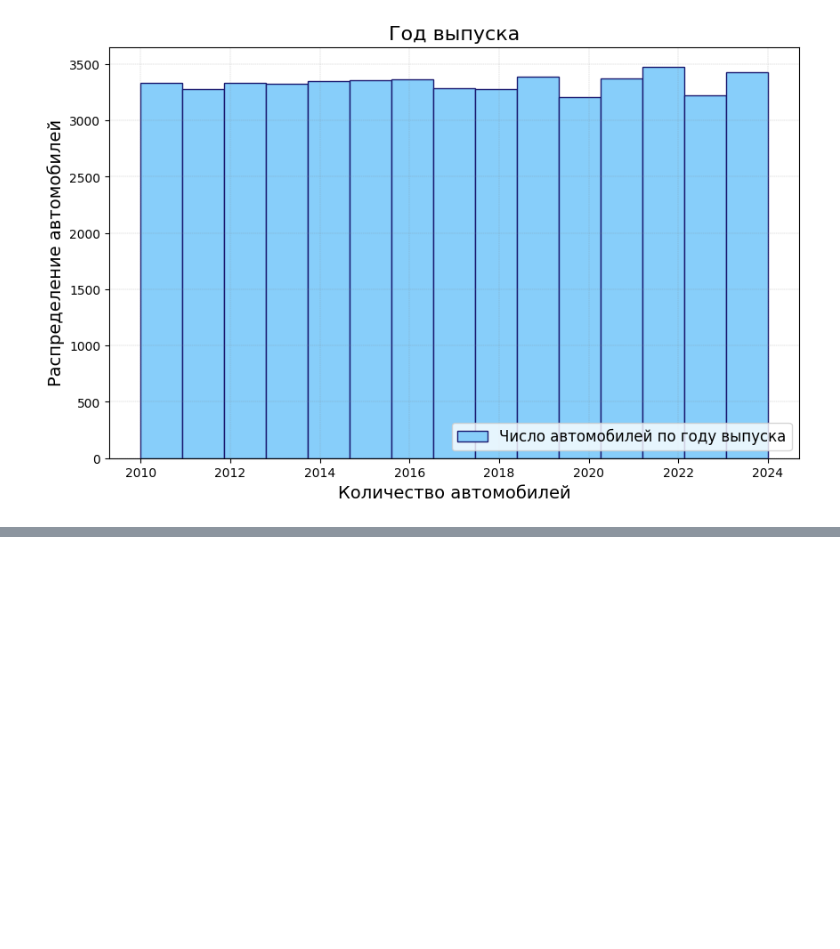
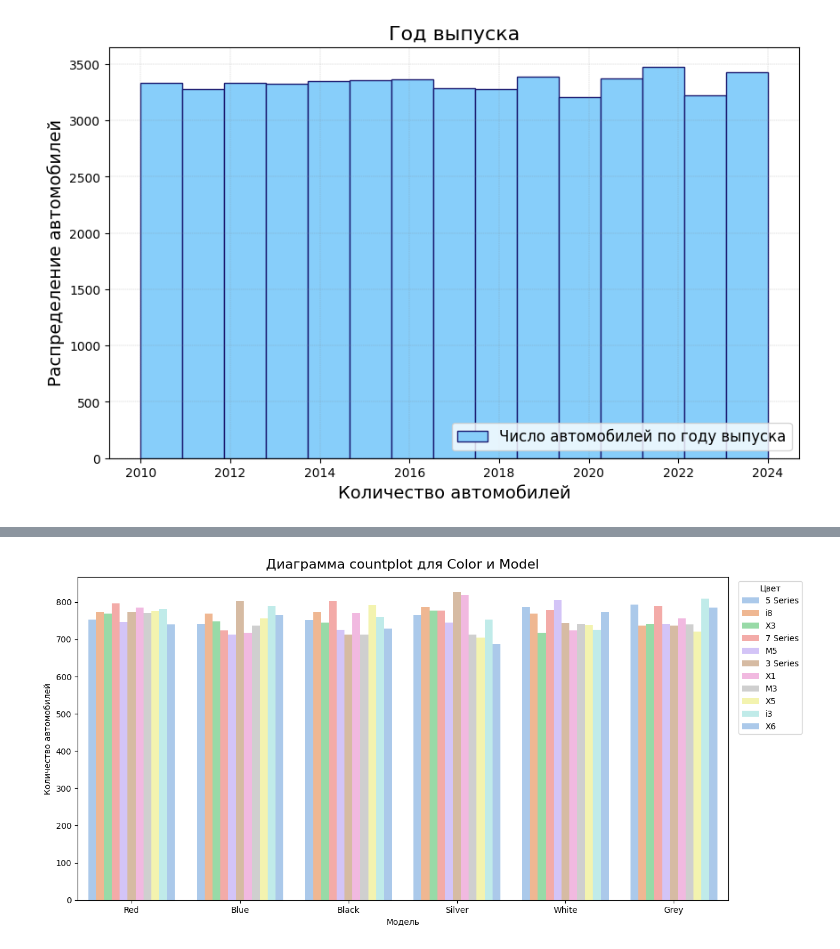
Before and after one commit to ari-ira17/bmw-sales-data, a Jupyter notebook: main.ipynb, the cells around one changed output, grey strips where cells are left out. Saved outputs shown, nothing was run; the diff lists cells and outputs as text; code cells hidden in the pictures; blank space fills up the shorter version.

```diff
--- a/main.ipynb
+++ b/main.ipynb
@@ -123,0 +205,23 @@ plt.savefig('graphics/histogram.png')
+# %%
+# e)
+
+plt.figure(figsize=(14, 7))
+
+sns.countplot(
+    data=bmw_sales_data,
+    x='Color',          # основная категория — по X
+    hue='Model',        # группировка внутри столбца
+    palette='pastel'     # палитра на 10 цветов (достаточно для большинства случаев)
+)
+
+plt.title('Диаграмма countplot для Color и Model', fontsize=16, pad=10)
+
+plt.xlabel('Модель')
+plt.ylabel('Количество автомобилей')
+plt.legend(title='Цвет', bbox_to_anchor=(1.01, 1), loc='upper left')
+
+plt.savefig('graphics/countplot.png')
+
+plt.show()
+# %% [output]
+[figure, added]
```
Also changed, not shown: parts of 8 cells of this notebook.
